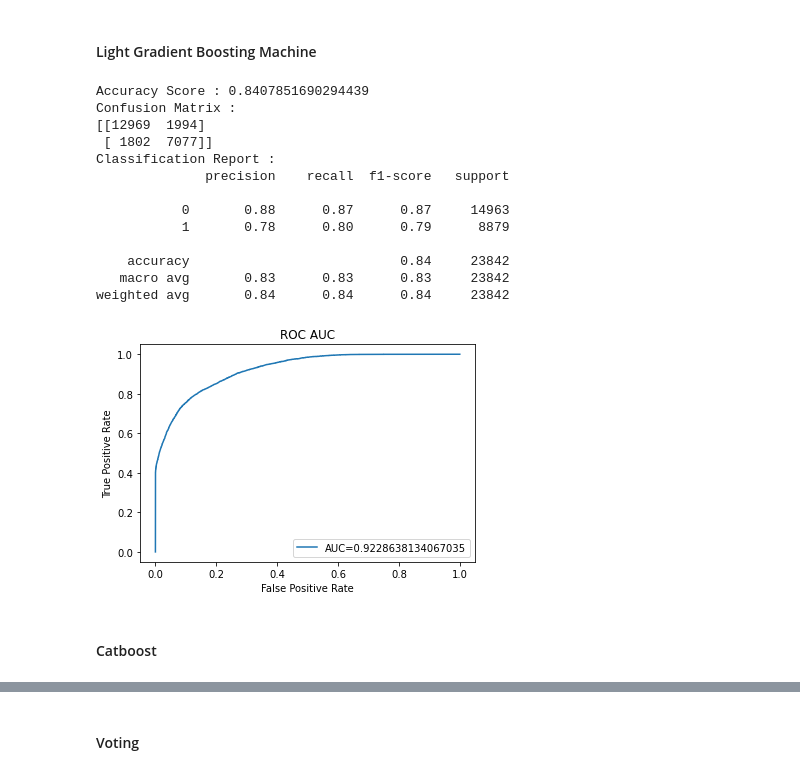
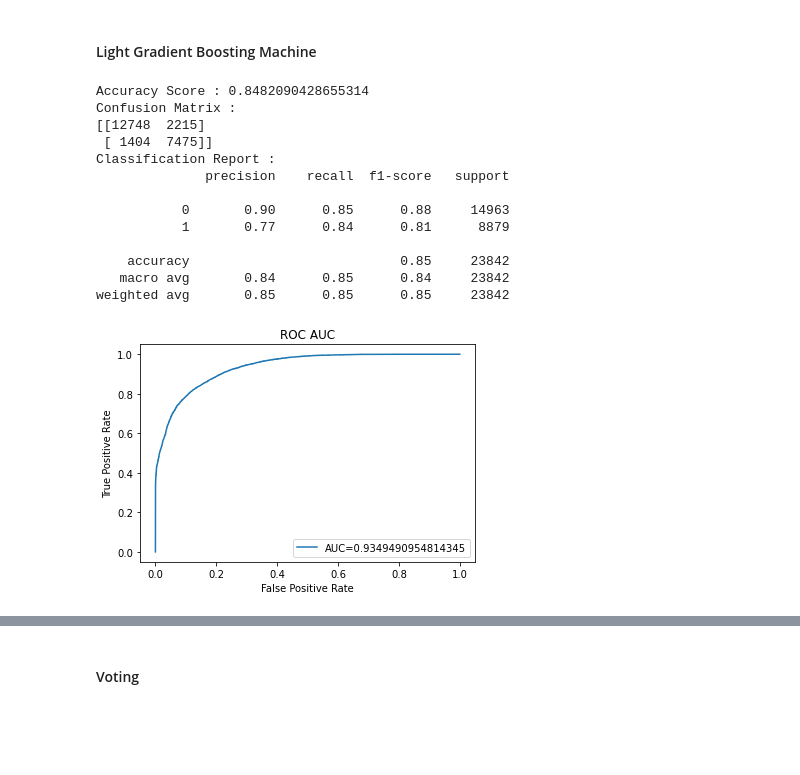
Before and after one commit to albrtwijaya/portfolio, a Jupyter notebook: Hotel Booking Demand.ipynb, the cells around one changed output, grey strips where cells are left out. Cells and saved outputs as stored; diff of their text form; code cells hidden in the pictures; blank space fills up the shorter version.

```diff
--- a/Hotel Booking Demand.ipynb
+++ b/Hotel Booking Demand.ipynb
@@ -548,7 +679,7 @@ X_train_smotenc, y_train_smotenc = smotenc.fit_resample(X_train, y_train)
 #### Create a function to run model fitting and calculate model performances.
 # %%
 # define a dataframe to store model's performance
-df_model_score = pd.DataFrame(columns=['Model', 'Accuracy', 'Precision', 'Recall', 'F1', 'AUC'])
+df_model_score = pd.DataFrame(columns=['Model', 'Precision', 'Recall', 'F1', 'AUC'])
 # %%
 def model_eval(estimator, estimator_name, train_feature, train_target, test_feature, test_target):
     # create empty list to store metrics, this will be used to compare the performance of each model
@@ -561,7 +692,7 @@ def model_eval(estimator, estimator_name, train_feature, train_target, test_feat
     estimator.fit(train_feature, train_target)
 
     # define metrics to be used for calculating cross validation score
-    metrics = ['accuracy', 'precision', 'recall', 'f1']
+    metrics = ['precision', 'recall', 'f1']
 
     # calculate metrics with cross validation
     for metric in metrics:
@@ -660,12 +769,13 @@ weighted avg       0.80      0.79      0.79     23842
 # %% [markdown]
 #### Decision Tree
 # %%
-dt = DecisionTreeClassifier(random_state=22, class_weight='balanced')
+dt = DecisionTreeClassifier(random_state=22)
 
 dt_pipeline = Pipeline([
+    ('smotenc', SMOTENC(random_state=22, categorical_features=range(6,15))),
     ('col_transformer', col_transformer),
     ('dt', dt)
 ])
 
-model_eval(dt_pipeline, 'Decision Tree', X_train_smotenc, y_train_smotenc, X_test, y_test)
+model_eval(dt_pipeline, 'Decision Tree', X_train, y_train, X_test, y_test)
 # %% [output]
@@ -699,8 +818,7 @@ df_model_score.sort_values(by='F1', ascending=False)
 # %%
 dt_param_grid = {
     'dt__criterion': ['entropy'],
-    'dt__max_depth': [50],
-    'dt__min_samples_split': [2]
+    'dt__max_depth': [50]
 }
 
 dt_grid_search = GridSearchCV(
@@ -708,5 +826,5 @@ dt_grid_search = GridSearchCV(
     param_grid=dt_param_grid
 )
 
-dt_grid_search.fit(X_train_smotenc, y_train_smotenc)
+dt_grid_search.fit(X_train, y_train)
 # %% [output]
@@ -869,26 +907,25 @@ weighted avg       0.85      0.84      0.84     23842
 # %%
 lgbm = LGBMClassifier()
 
 lgbm_pipeline = Pipeline([
+    ('smotenc', SMOTENC(random_state=22, categorical_features=range(6,15))),
     ('col_transformer', col_transformer),
     ('lgbm', lgbm)
 ])
 
-model_eval(lgbm_pipeline, 'Light GBM', X_train_smotenc, y_train_smotenc, X_test, y_test)
+model_eval(lgbm_pipeline, 'Light GBM', X_train, y_train, X_test, y_test)
 # %% [output]
-Accuracy Score : 0.8407851690294439
+Accuracy Score : 0.8482090428655314
 Confusion Matrix :
-[[12969  1994]
- [ 1802  7077]]
+[[12748  2215]
+ [ 1404  7475]]
 Classification Report :
               precision    recall  f1-score   support
 
-           0       0.88      0.87      0.87     14963
-           1       0.78      0.80      0.79      8879
+           0       0.90      0.85      0.88     14963
+           1       0.77      0.84      0.81      8879
 
-    accuracy                           0.84     23842
-   macro avg       0.83      0.83      0.83     23842
-weighted avg       0.84      0.84      0.84     23842
+    accuracy                           0.85     23842
+   macro avg       0.84      0.85      0.84     23842
+weighted avg       0.85      0.85      0.85     23842
-[figure, old version]
+[figure, new version]
-# %% [markdown]
-#### Catboost
```
Also changed, not shown: parts of 73 cells of this notebook.
